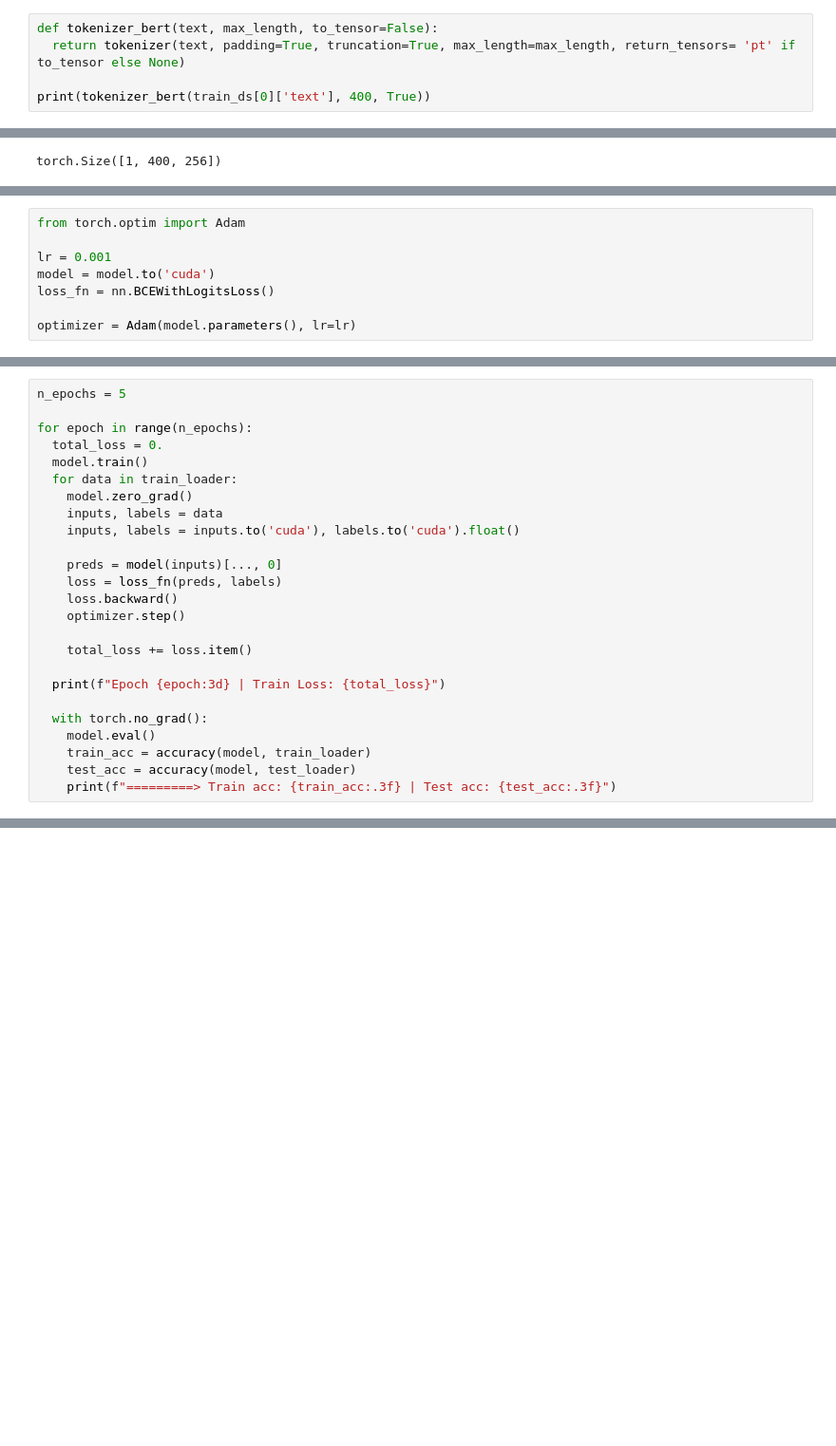
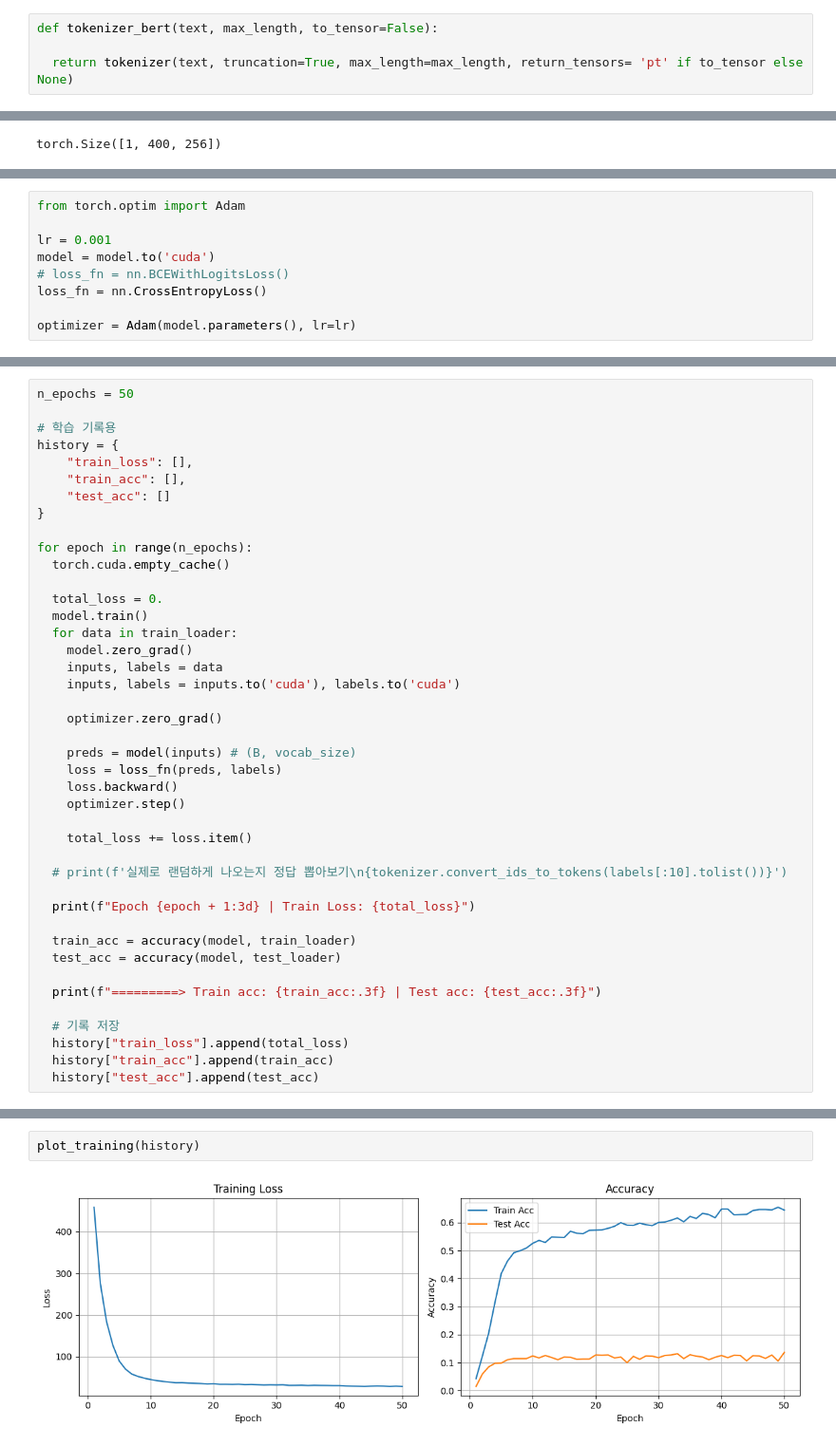
Before and after one commit to zerovodka/ML-learning, a Jupyter notebook: src/week2/solution/Transformer-solution-advanced.ipynb, the cells around one changed output, grey strips where cells are left out. Shown at 95% size. Cells and saved outputs as stored; diff of their text form; blank space fills up the shorter version.

```diff
--- a/src/week2/solution/Transformer-solution-advanced.ipynb
+++ b/src/week2/solution/Transformer-solution-advanced.ipynb
@@ -73,5 +34,4 @@ Using cache found in /root/.cache/torch/hub/huggingface_pytorch-transformers_mai
 # %%
 def tokenizer_bert(text, max_length, to_tensor=False):
-  return tokenizer(text, padding=True, truncation=True, max_length=max_length, return_tensors= 'pt' if to_tensor else None)
 
-print(tokenizer_bert(train_ds[0]['text'], 400, True))
+  return tokenizer(text, truncation=True, max_length=max_length, return_tensors= 'pt' if to_tensor else None)
@@ -264,6 +486,7 @@ from torch.optim import Adam
 
 lr = 0.001
 model = model.to('cuda')
-loss_fn = nn.BCEWithLogitsLoss()
+# loss_fn = nn.BCEWithLogitsLoss()
+loss_fn = nn.CrossEntropyLoss()
 
 optimizer = Adam(model.parameters(), lr=lr)
@@ -291,26 +547,43 @@ def accuracy(model, dataloader):
 # %%
-n_epochs = 5
+n_epochs = 50
+
+# 학습 기록용
+history = {
+    "train_loss": [],
+    "train_acc": [],
+    "test_acc": []
+}
 
 for epoch in range(n_epochs):
+  torch.cuda.empty_cache()
+
   total_loss = 0.
   model.train()
   for data in train_loader:
     model.zero_grad()
     inputs, labels = data
-    inputs, labels = inputs.to('cuda'), labels.to('cuda').float()
+    inputs, labels = inputs.to('cuda'), labels.to('cuda')
 
-    preds = model(inputs)[..., 0]
+    optimizer.zero_grad()
+
+    preds = model(inputs) # (B, vocab_size)
     loss = loss_fn(preds, labels)
     loss.backward()
     optimizer.step()
 
     total_loss += loss.item()
 
-  print(f"Epoch {epoch:3d} | Train Loss: {total_loss}")
+  # print(f'실제로 랜덤하게 나오는지 정답 뽑아보기\n{tokenizer.convert_ids_to_tokens(labels[:10].tolist())}')
 
-  with torch.no_grad():
-    model.eval()
-    train_acc = accuracy(model, train_loader)
-    test_acc = accuracy(model, test_loader)
-    print(f"=========> Train acc: {train_acc:.3f} | Test acc: {test_acc:.3f}")
+  print(f"Epoch {epoch + 1:3d} | Train Loss: {total_loss}")
+
+  train_acc = accuracy(model, train_loader)
+  test_acc = accuracy(model, test_loader)
+
+  print(f"=========> Train acc: {train_acc:.3f} | Test acc: {test_acc:.3f}")
+
+  # 기록 저장
+  history["train_loss"].append(total_loss)
+  history["train_acc"].append(train_acc)
+  history["test_acc"].append(test_acc)
 # %% [output]
@@ -334,0 +607,4 @@ KeyboardInterrupt:
+# %%
+plot_training(history)
+# %% [output]
+[figure, added]
```
Also changed, not shown: parts of 29 cells of this notebook, 1 other file.
